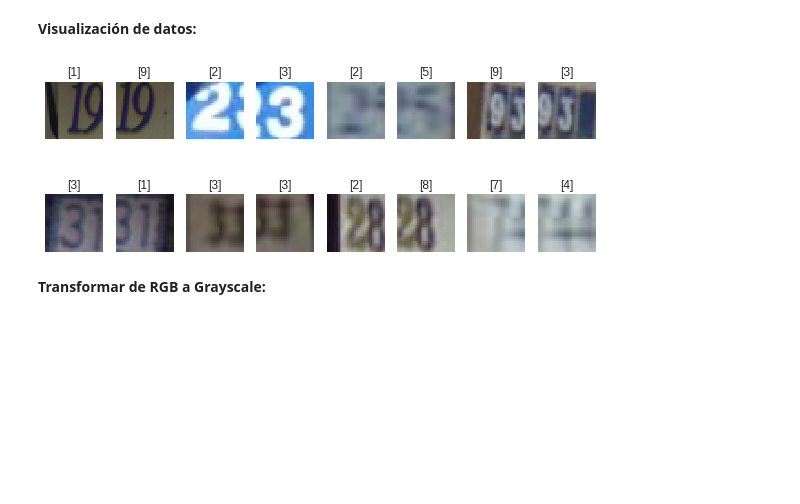
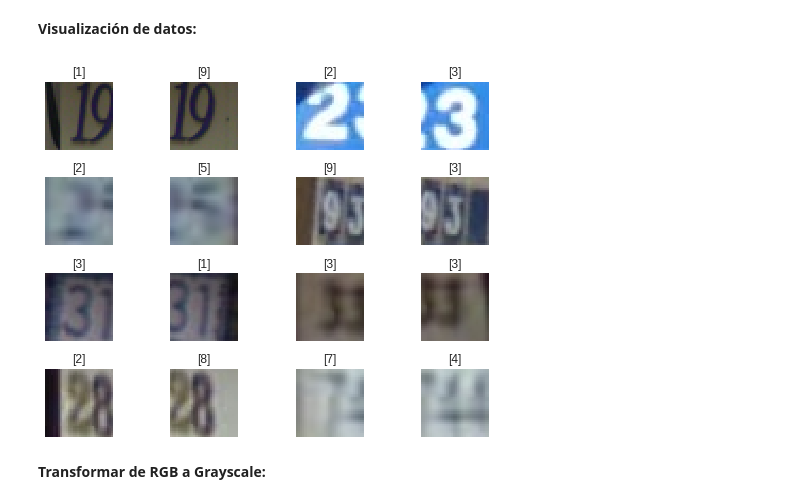
Before and after one commit to BryanFerreiraH/IA, a Jupyter notebook: preprocesado.ipynb, the cells around one changed output. Drawn from its saved outputs; the diff is of its cells as text; code cells hidden in the pictures; blank space fills up the shorter version.

```diff
--- a/preprocesado.ipynb
+++ b/preprocesado.ipynb
@@ -114,27 +112,27 @@ graf2.tight_layout()
 # %%
 #Parametros: variables dependiente, variable independiente, el #fila, #columnas
 #Ej: visualizar(x_test, y_test, 1, 2), devuelveuna fila con dos imagenes con su valor arriba.
 #Si tiene un shape(i,32,32,3) es una imagen a color, si tiene un shape de una dimension
 #menos es en grayscale ya que se elimina el canal rgb.
 def visualizar(x, y, fila, columna):
     img, axes = plt.subplots(fila, columna) #Configuramos la figura
     for i, j in enumerate(axes.flatten()): # Devuelve un vector numpy para poder iterarlo
         if x[i].shape == (32, 32, 3): #color
             j.imshow(x[i])
         else:
             j.imshow(x[i,:,:]) #grayscale
 
         j.set_xticks([])
         j.set_yticks([])
         j.set_title(y[i])
         img.tight_layout()
 #Flattern funcion por ejemplo si tenemos a = np.array([[1,2], [3,4]]) ;
 #si usamos flatten devueve [1 2 3 4] haciendolo iterable
 
 #plt.imshow(x_train_gris[i,:,:], cmap='gray')
-visualizar(x_train, y_train, 2, 8)
+visualizar(x_train, y_train, 4, 4)
 # %% [output]
-[figure, old version]
+[figure, new version]
 # %% [markdown]
 **Transformar de RGB a Grayscale:**
 # %%
```
Also changed, not shown: parts of 3 cells of this notebook.
